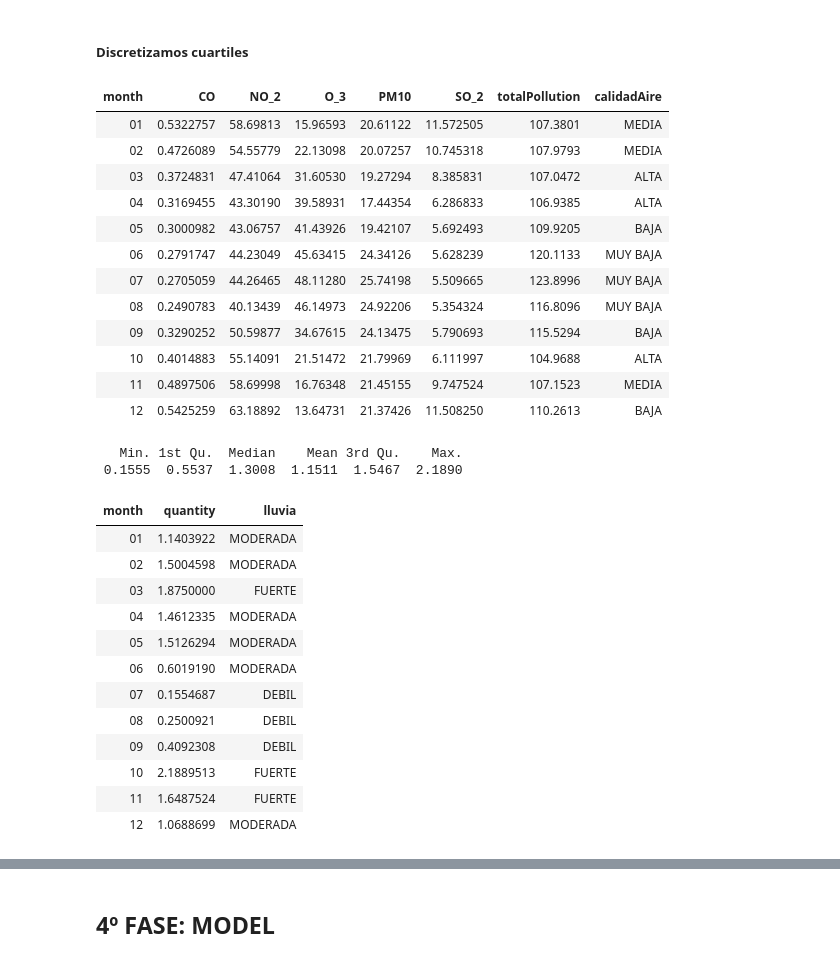
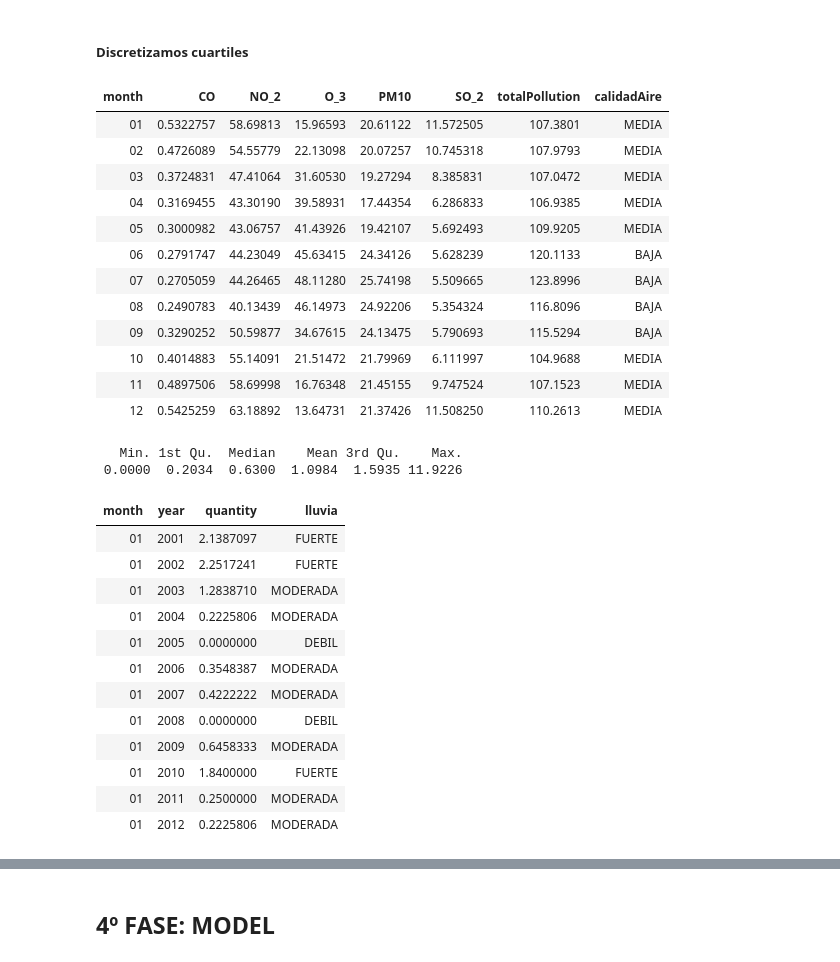
Before and after one commit to manumonforte/DataMining-BigDataParadigm, a Jupyter notebook: Estudio.ipynb, the cells around one changed output, grey strips where cells are left out. Cells and saved outputs as stored; diff of their text form; code cells hidden in the pictures.

```diff
--- a/Estudio.ipynb
+++ b/Estudio.ipynb
@@ -588,7 +588,7 @@ head(madrid_month_pol, n = 24)
 # %%
 # divido por año, mes y dia
 rainfall_month <-rainfall %>% separate(date, sep="-", into = c("year", "month", "day"))
-
+rainfallMonth <-rainfall %>% separate(date, sep="-", into = c("year", "month", "day"))
 
 rainfall_month <- rainfall_month %>%
   group_by(month) %>%
@@ -631,0 +653,9 @@ head(cont_lluvia, n = 12)
+# %%
+rainfallMonth <- rainfallMonth %>%
+  group_by(month,year) %>%
+  summarise(quantity = mean(quantity, na.rm = TRUE))
+
+rainfallMonth <- rainfallMonth[-c(18),] # quito 2018 como en la tabla de contaminacion
+
+
+head(rainfallMonth, n = 12)
@@ -974,10 +1018,10 @@ madrid_cuart$calidadAire <- madrid_cuart$totalPollution
 
 madrid_cuart <- madrid_cuart %>%
         mutate(calidadAire = case_when (
-        calidadAire <  107.1                               ~"ALTA",
-        calidadAire >= 107.1  & calidadAire < 108.9       ~"MEDIA",
-        calidadAire >= 108.9 & calidadAire < 115.8       ~"BAJA",
-        calidadAire >= 115.8                            ~"MUY BAJA",
+        calidadAire <  81.68                               ~"ALTA",
+        calidadAire >= 81.68  & calidadAire < 110.60       ~"MEDIA",
+        calidadAire >= 110.60 & calidadAire < 136.86       ~"BAJA",
+        calidadAire >= 136.86                            ~"MUY BAJA",
         TRUE                                               ~"NA",
         ))
 
@@ -986,48 +1030,48 @@ tail(madrid_cuart, n = 12)
 | month | CO | NO_2 | O_3 | PM10 | SO_2 | totalPollution | calidadAire |
 | 01 | 0.5322757 | 58.69813 | 15.96593 | 20.61122 | 11.572505 | 107.3801 | MEDIA |
 | 02 | 0.4726089 | 54.55779 | 22.13098 | 20.07257 | 10.745318 | 107.9793 | MEDIA |
-| 03 | 0.3724831 | 47.41064 | 31.60530 | 19.27294 | 8.385831 | 107.0472 | ALTA |
-| 04 | 0.3169455 | 43.30190 | 39.58931 | 17.44354 | 6.286833 | 106.9385 | ALTA |
-| 05 | 0.3000982 | 43.06757 | 41.43926 | 19.42107 | 5.692493 | 109.9205 | BAJA |
-| 06 | 0.2791747 | 44.23049 | 45.63415 | 24.34126 | 5.628239 | 120.1133 | MUY BAJA |
-| 07 | 0.2705059 | 44.26465 | 48.11280 | 25.74198 | 5.509665 | 123.8996 | MUY BAJA |
-| 08 | 0.2490783 | 40.13439 | 46.14973 | 24.92206 | 5.354324 | 116.8096 | MUY BAJA |
+| 03 | 0.3724831 | 47.41064 | 31.60530 | 19.27294 | 8.385831 | 107.0472 | MEDIA |
+| 04 | 0.3169455 | 43.30190 | 39.58931 | 17.44354 | 6.286833 | 106.9385 | MEDIA |
+| 05 | 0.3000982 | 43.06757 | 41.43926 | 19.42107 | 5.692493 | 109.9205 | MEDIA |
+| 06 | 0.2791747 | 44.23049 | 45.63415 | 24.34126 | 5.628239 | 120.1133 | BAJA |
+| 07 | 0.2705059 | 44.26465 | 48.11280 | 25.74198 | 5.509665 | 123.8996 | BAJA |
+| 08 | 0.2490783 | 40.13439 | 46.14973 | 24.92206 | 5.354324 | 116.8096 | BAJA |
 | 09 | 0.3290252 | 50.59877 | 34.67615 | 24.13475 | 5.790693 | 115.5294 | BAJA |
-| 10 | 0.4014883 | 55.14091 | 21.51472 | 21.79969 | 6.111997 | 104.9688 | ALTA |
+| 10 | 0.4014883 | 55.14091 | 21.51472 | 21.79969 | 6.111997 | 104.9688 | MEDIA |
 | 11 | 0.4897506 | 58.69998 | 16.76348 | 21.45155 | 9.747524 | 107.1523 | MEDIA |
-| 12 | 0.5425259 | 63.18892 | 13.64731 | 21.37426 | 11.508250 | 110.2613 | BAJA |
+| 12 | 0.5425259 | 63.18892 | 13.64731 | 21.37426 | 11.508250 | 110.2613 | MEDIA |
 # %%
-summary(rainfall_month$quantity)
+summary(rainfallMonth$quantity)
 # %% [output]
    Min. 1st Qu.  Median    Mean 3rd Qu.    Max.
- 0.1555  0.5537  1.3008  1.1511  1.5467  2.1890
+ 0.0000  0.2034  0.6300  1.0984  1.5935 11.9226
 # %%
-rainfall_cuart <- rainfall_month
+rainfall_cuart <- rainfallMonth
 rainfall_cuart$lluvia <- rainfall_cuart$quantity
 
 rainfall_cuart <- rainfall_cuart %>%
         mutate(lluvia = case_when (
-        lluvia <= 0.5537                       ~"DEBIL",
-        lluvia > 0.5537 & lluvia <=1.5467          ~"MODERADA",
-        lluvia > 1.5467                       ~"FUERTE",
+        lluvia <= 0.2034                       ~"DEBIL",
+        lluvia > 0.2034 & lluvia <=1.5935          ~"MODERADA",
+        lluvia > 1.5935                       ~"FUERTE",
         TRUE                              ~"NA",
         ))
 
 head(rainfall_cuart, n = 12)
 # %% [output]
-| month | quantity | lluvia |
-| 01 | 1.1403922 | MODERADA |
-| 02 | 1.5004598 | MODERADA |
-| 03 | 1.8750000 | FUERTE |
-| 04 | 1.4612335 | MODERADA |
-| 05 | 1.5126294 | MODERADA |
-| 06 | 0.6019190 | MODERADA |
-| 07 | 0.1554687 | DEBIL |
-| 08 | 0.2500921 | DEBIL |
-| 09 | 0.4092308 | DEBIL |
-| 10 | 2.1889513 | FUERTE |
-| 11 | 1.6487524 | FUERTE |
-| 12 | 1.0688699 | MODERADA |
+| month | year | quantity | lluvia |
+| 01 | 2001 | 2.1387097 | FUERTE |
+| 01 | 2002 | 2.2517241 | FUERTE |
+| 01 | 2003 | 1.2838710 | MODERADA |
+| 01 | 2004 | 0.2225806 | MODERADA |
+| 01 | 2005 | 0.0000000 | DEBIL |
+| 01 | 2006 | 0.3548387 | MODERADA |
+| 01 | 2007 | 0.4222222 | MODERADA |
+| 01 | 2008 | 0.0000000 | DEBIL |
+| 01 | 2009 | 0.6458333 | MODERADA |
+| 01 | 2010 | 1.8400000 | FUERTE |
+| 01 | 2011 | 0.2500000 | MODERADA |
+| 01 | 2012 | 0.2225806 | MODERADA |
 # %%
 # Cruzamos los datos de las precipitaciones y la contaminacion por fecha
 cont_lluvia <- merge ( x = madrid_cuart, y = rainfall_cuart, by = "month")
```
Also changed, not shown: parts of 20 cells of this notebook.
